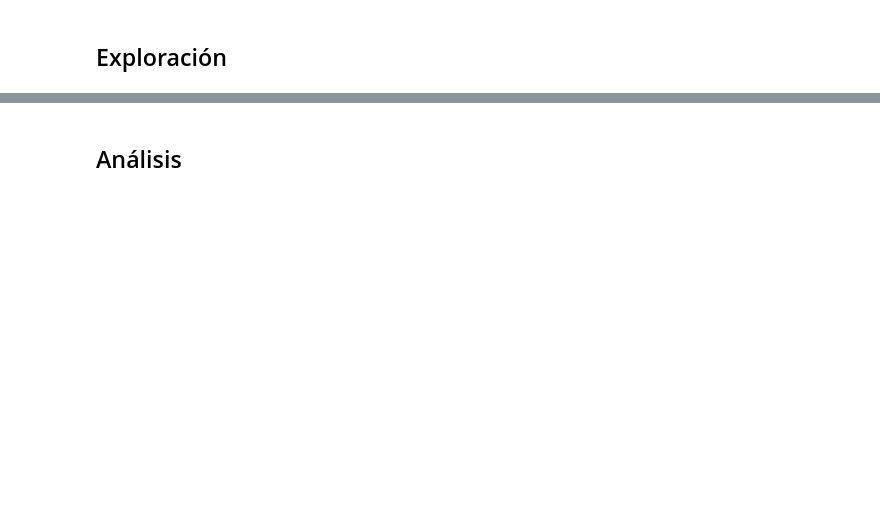
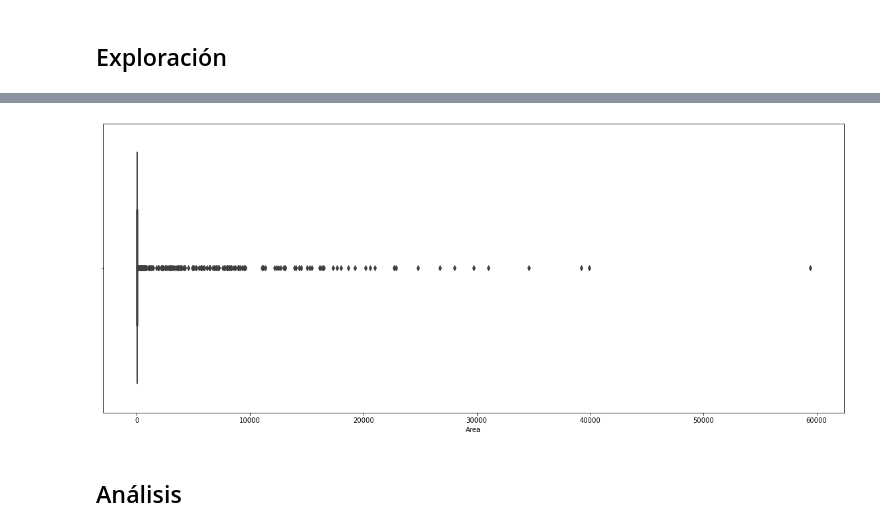
Before and after one commit to german-arq/MIA-Electiva2-ProyectoFinal, a Jupyter notebook: Electiva2-ProyectoFinal.ipynb, the cells around one changed output, grey strips where cells are left out. Saved outputs shown, nothing was run; the diff lists cells and outputs as text; code cells hidden in the pictures; blank space fills up the shorter version.

```diff
--- a/Electiva2-ProyectoFinal.ipynb
+++ b/Electiva2-ProyectoFinal.ipynb
@@ -47,2 +126,10 @@ df
+# %%
+# Revisar la distribución y los valores atípicos
+plt.figure(figsize=(20, 8))
+#sns.boxplot(data=df, x="Area", y="Tipo_Area_PH")
+sns.boxplot(x=df["Area"])
+plt.show()
+# %% [output]
+[figure, added]
 # %% [markdown]
 ## Análisis
```
Also changed, not shown: parts of 17 cells of this notebook.
